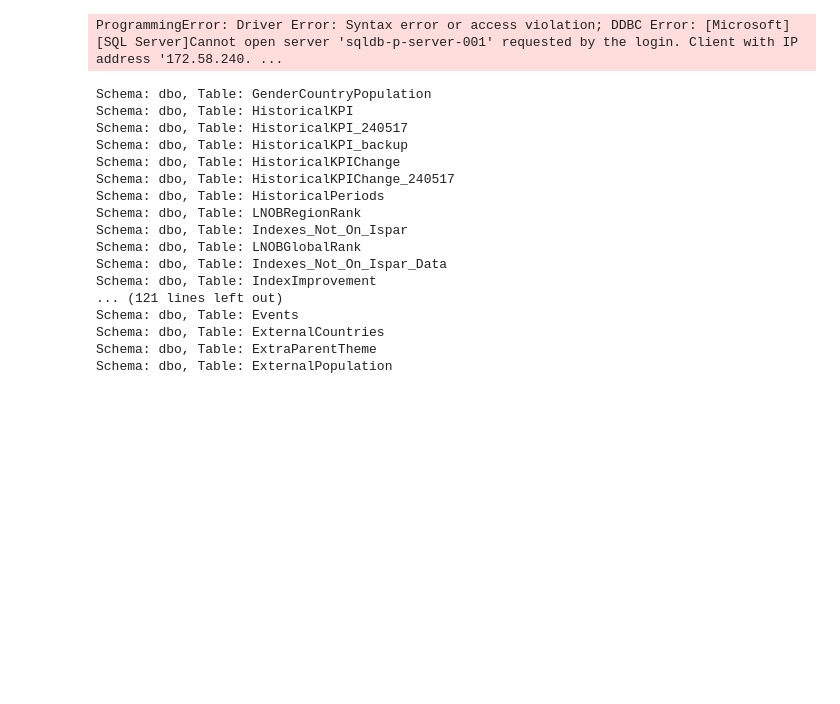
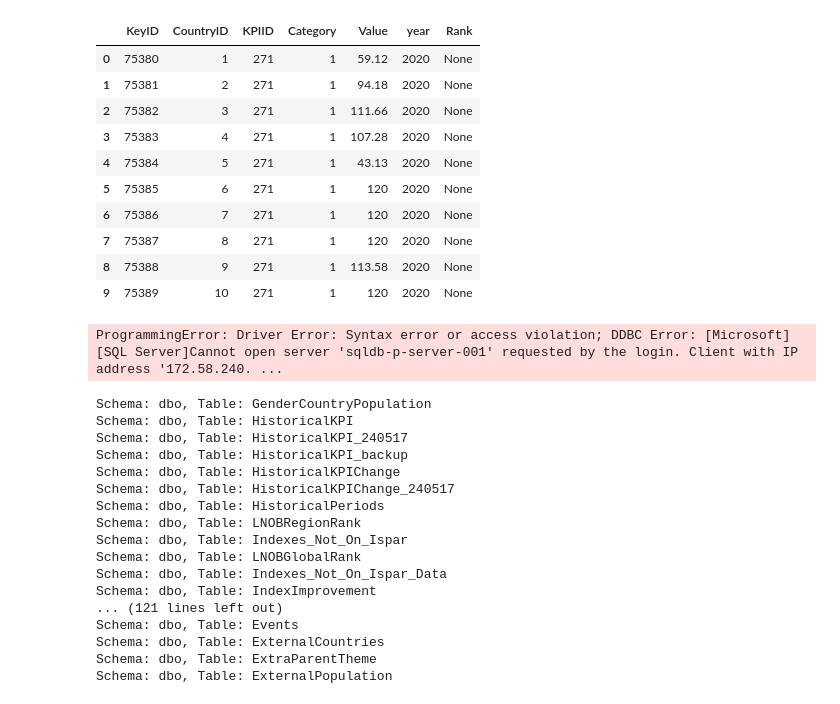
Before and after one commit to apanlili/un, a Jupyter notebook: DB Access/DB Access test.ipynb, the cells around one changed output. Drawn from its saved outputs; the diff is of its cells as text; code cells hidden in the pictures; blank space fills up the shorter version.

```diff
--- a/DB Access/DB Access test.ipynb
+++ b/DB Access/DB Access test.ipynb
@@ -146,3 +313,28 @@ kpi_list
+# %%
+hist_data_query = f"""
+    SELECT h.*,
+           c.Name  AS CountryName,
+           c.ISO   AS CountryISO,
+           k.KeyID AS KPIKeyID,
+           k.Name  AS KPIName
+    FROM HistoricalKPI AS h
+    LEFT JOIN Countries AS c
+        ON h.CountryID = c.keyID
+    LEFT JOIN KPIs AS k
+        ON h.KPIID = k.KeyID
+    WHERE h.KPIID IN ({placeholders});
+# %% [output]
+|  | KeyID | CountryID | KPIID | Category | Value | year | Rank |
+| 0 | 75380 | 1 | 271 | 1 | 59.12 | 2020 | None |
+| 1 | 75381 | 2 | 271 | 1 | 94.18 | 2020 | None |
+| 2 | 75382 | 3 | 271 | 1 | 111.66 | 2020 | None |
+| 3 | 75383 | 4 | 271 | 1 | 107.28 | 2020 | None |
+| 4 | 75384 | 5 | 271 | 1 | 43.13 | 2020 | None |
+| 5 | 75385 | 6 | 271 | 1 | 120 | 2020 | None |
+| 6 | 75386 | 7 | 271 | 1 | 120 | 2020 | None |
+| 7 | 75387 | 8 | 271 | 1 | 120 | 2020 | None |
+| 8 | 75388 | 9 | 271 | 1 | 113.58 | 2020 | None |
+| 9 | 75389 | 10 | 271 | 1 | 120 | 2020 | None |
 # %%
 # Prod connection test
 server_name='sqldb-p-server-001.database.windows.net'
```
Also changed, not shown: parts of 26 cells of this notebook, 8 other files.
